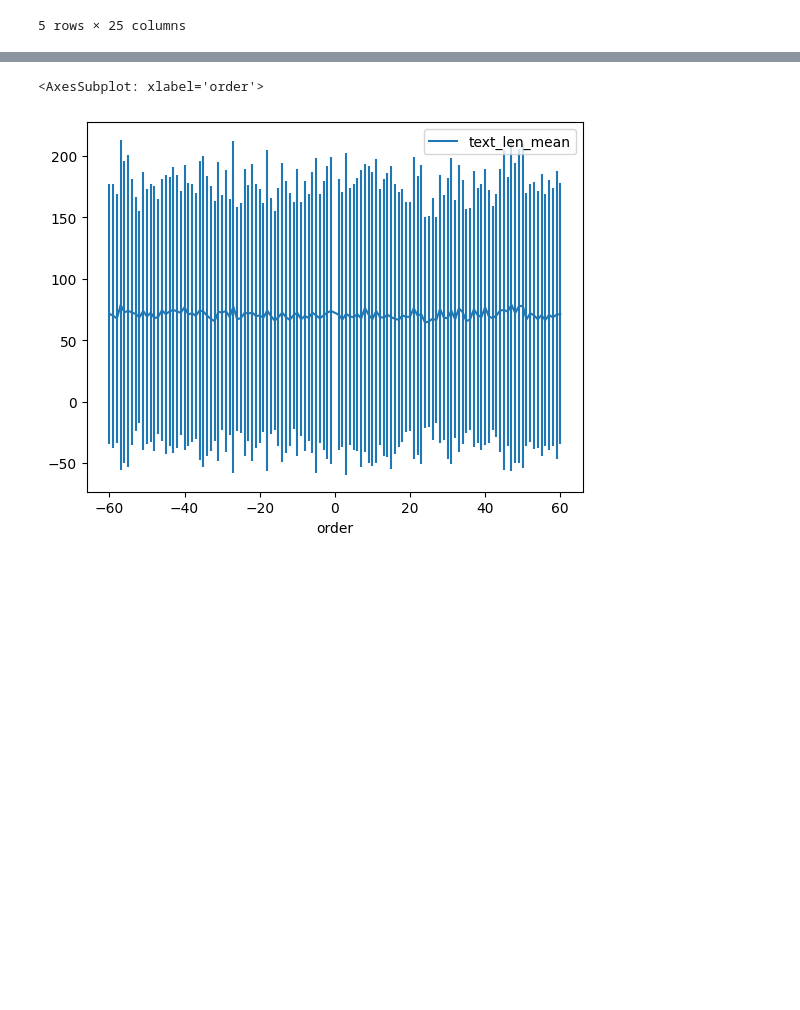
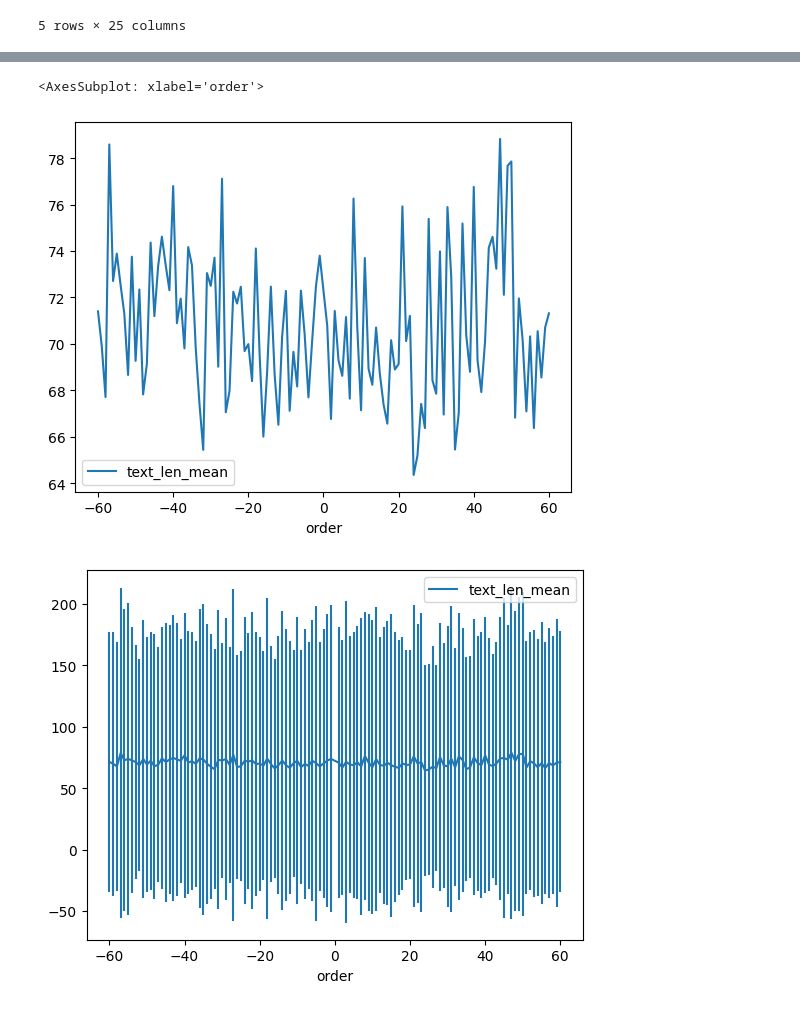
Before and after one commit to andrea-w-wang/reddit-seasonality, a Jupyter notebook: speaker_overlap.ipynb, the cells around one changed output, grey strips where cells are left out. Cells and saved outputs as stored; diff of their text form; code cells hidden in the pictures; blank space fills up the shorter version.

Commit message:
make two graphs

```diff
--- a/speaker_overlap.ipynb
+++ b/speaker_overlap.ipynb
@@ -238,11 +238,15 @@ dff = pd.concat([before, after])
 # %%
 dff = dff[dff['order'].abs() <= K]
 g = dff.groupby(['order']).agg({"text_len": ["mean", "std"]})
 g.columns = g.columns.map(lambda x: '_'.join([str(i) for i in x]))
 g = g.reset_index()
 g.plot('order', 'text_len_mean',
+#        yerr='text_len_std',
+               )
+g.plot('order', 'text_len_mean',
        yerr='text_len_std',
                )
 # %% [output]
 <AxesSubplot: xlabel='order'>
-[figure, old version]
+[figure, new version]
+[figure, added]
```
